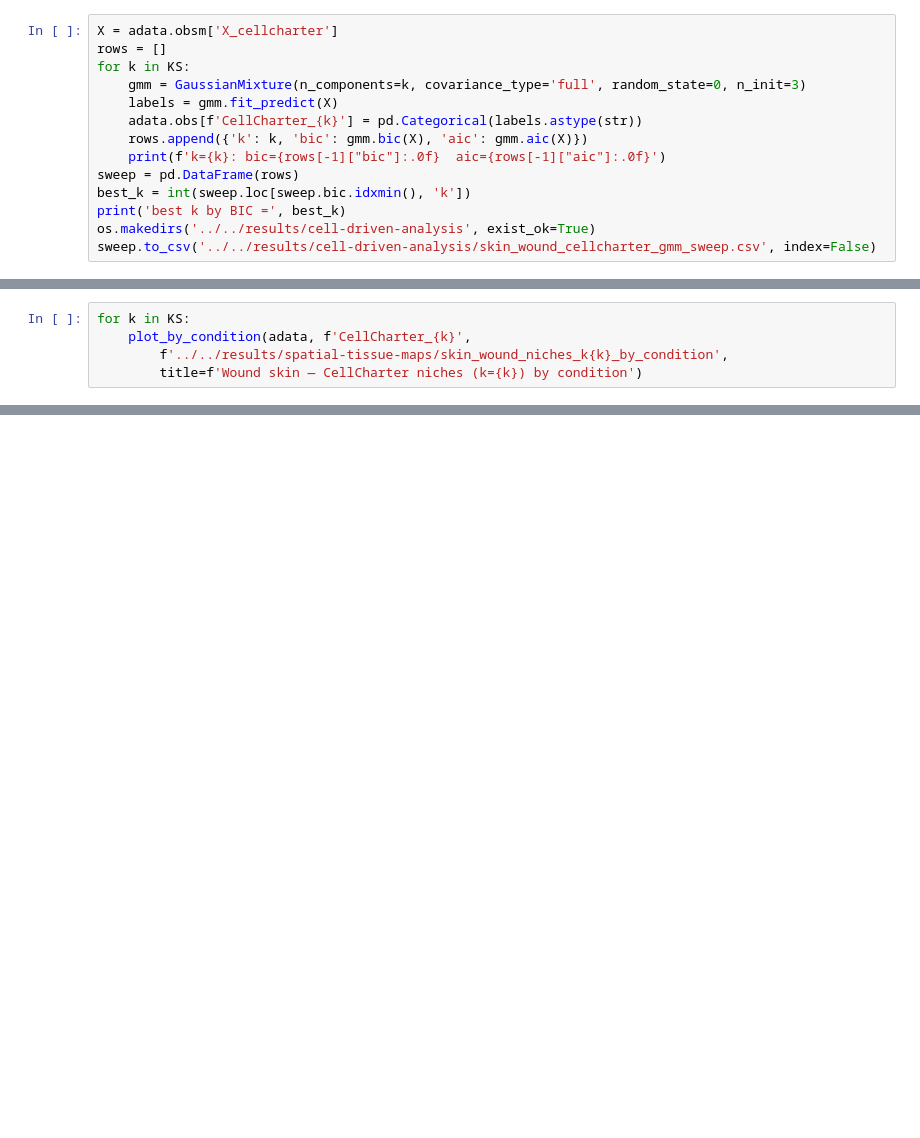
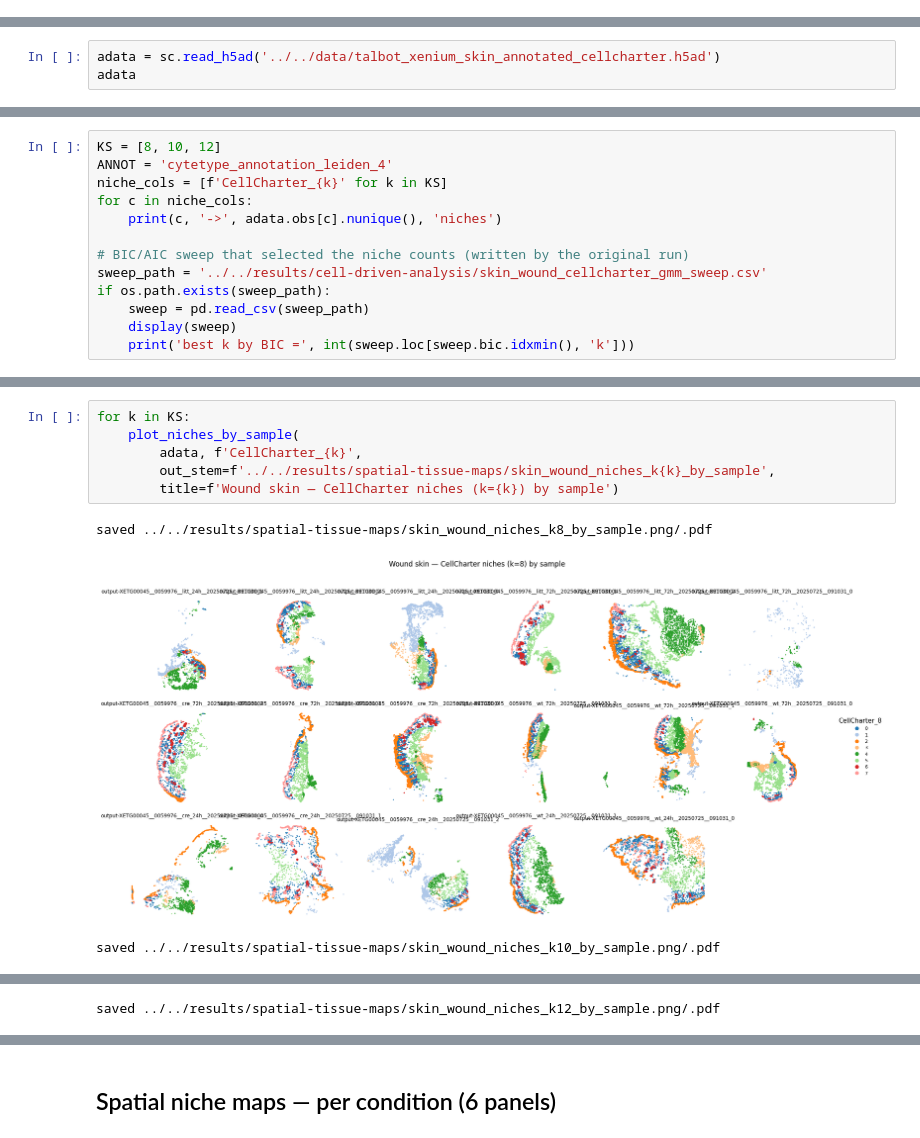
Before and after one commit to christoffermattssonlangseth/talbot_xenium, a Jupyter notebook: notebooks/level-3/05_skin_cellcharter.ipynb, the cells around one changed output, grey strips where cells are left out. Cells and saved outputs as stored; diff of their text form; blank space fills up the shorter version.

```diff
--- a/notebooks/level-3/05_skin_cellcharter.ipynb
+++ b/notebooks/level-3/05_skin_cellcharter.ipynb
@@ -55,14 +0,0 @@ cc.gr.aggregate_neighbors(adata, n_layers=3, use_rep='X_scVI',
-# %%
-X = adata.obsm['X_cellcharter']
-rows = []
-for k in KS:
-    gmm = GaussianMixture(n_components=k, covariance_type='full', random_state=0, n_init=3)
-    labels = gmm.fit_predict(X)
-    adata.obs[f'CellCharter_{k}'] = pd.Categorical(labels.astype(str))
-    rows.append({'k': k, 'bic': gmm.bic(X), 'aic': gmm.aic(X)})
-    print(f'k={k}: bic={rows[-1]["bic"]:.0f}  aic={rows[-1]["aic"]:.0f}')
-sweep = pd.DataFrame(rows)
-best_k = int(sweep.loc[sweep.bic.idxmin(), 'k'])
-print('best k by BIC =', best_k)
-os.makedirs('../../results/cell-driven-analysis', exist_ok=True)
-sweep.to_csv('../../results/cell-driven-analysis/skin_wound_cellcharter_gmm_sweep.csv', index=False)
@@ -107,5 +0,0 @@ def plot_by_condition(ad, color, out_stem, spot_size=2.0, cols=3, title=None):
-# %%
-for k in KS:
-    plot_by_condition(adata, f'CellCharter_{k}',
-        f'../../results/spatial-tissue-maps/skin_wound_niches_k{k}_by_condition',
-        title=f'Wound skin — CellCharter niches (k={k}) by condition')
@@ -129,0 +26,3 @@ print('done; best_k =', best_k)
+# %%
+adata = sc.read_h5ad('../../data/talbot_xenium_skin_annotated_cellcharter.h5ad')
+adata
@@ -129,0 +38,13 @@ print('done; best_k =', best_k)
+# %%
+KS = [8, 10, 12]
+ANNOT = 'cytetype_annotation_leiden_4'
+niche_cols = [f'CellCharter_{k}' for k in KS]
+for c in niche_cols:
+    print(c, '->', adata.obs[c].nunique(), 'niches')
+
+# BIC/AIC sweep that selected the niche counts (written by the original run)
+sweep_path = '../../results/cell-driven-analysis/skin_wound_cellcharter_gmm_sweep.csv'
+if os.path.exists(sweep_path):
+    sweep = pd.read_csv(sweep_path)
+    display(sweep)
+    print('best k by BIC =', int(sweep.loc[sweep.bic.idxmin(), 'k']))
@@ -129,0 +107,10 @@ print('done; best_k =', best_k)
+# %%
+for k in KS:
+    plot_niches_by_sample(
+        adata, f'CellCharter_{k}',
+        out_stem=f'../../results/spatial-tissue-maps/skin_wound_niches_k{k}_by_sample',
+        title=f'Wound skin — CellCharter niches (k={k}) by sample')
+# %% [output]
+saved ../../results/spatial-tissue-maps/skin_wound_niches_k8_by_sample.png/.pdf
+[figure, added]
+saved ../../results/spatial-tissue-maps/skin_wound_niches_k10_by_sample.png/.pdf
@@ -129,0 +118 @@ print('done; best_k =', best_k)
+saved ../../results/spatial-tissue-maps/skin_wound_niches_k12_by_sample.png/.pdf
@@ -129,0 +120,2 @@ print('done; best_k =', best_k)
+# %% [markdown]
+## Spatial niche maps — per condition (6 panels)
```
Also changed, not shown: parts of 33 cells of this notebook, 6 other files.
